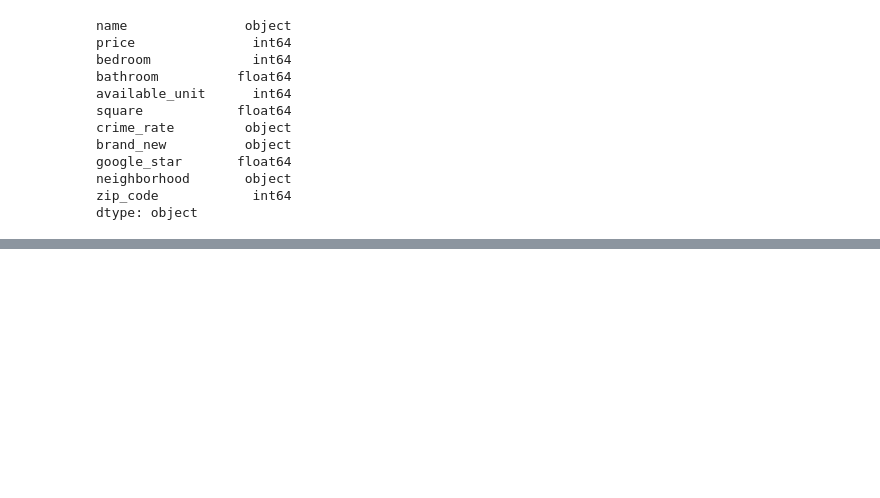
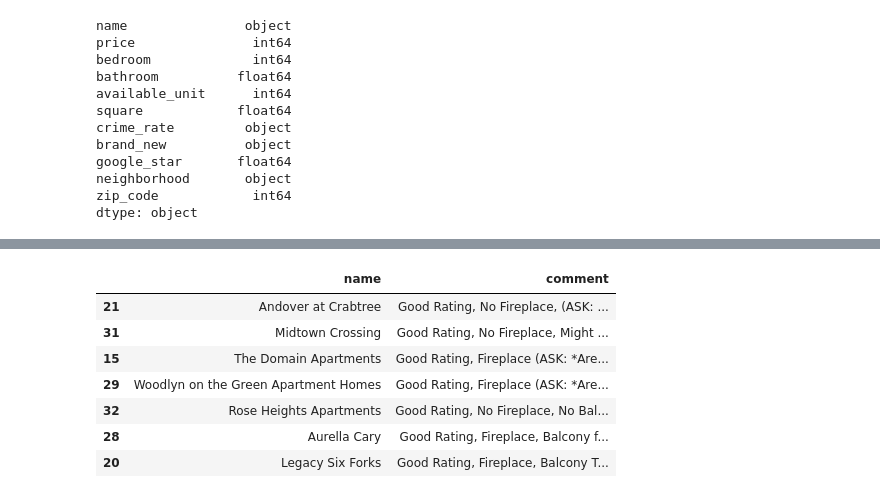
Before and after one commit to frkrbltn/choose-apartments-raleigh, a Jupyter notebook: apartments.ipynb, the cells around one changed output, grey strips where cells are left out. Cells and saved outputs as stored; diff of their text form; code cells hidden in the pictures; blank space fills up the shorter version.

```diff
--- a/apartments.ipynb
+++ b/apartments.ipynb
@@ -480,0 +480,12 @@ choosen.to_csv('choosen.csv', index=False)
+# %%
+call = choosen[['name', 'comment']]
+call
+# %% [output]
+|  | name | comment |
+| 21 | Andover at Crabtree | Good Rating, No Fireplace, (ASK: ... |
+| 31 | Midtown Crossing | Good Rating, No Fireplace, Might ... |
+| 15 | The Domain Apartments | Good Rating, Fireplace (ASK: *Are... |
+| 29 | Woodlyn on the Green Apartment Homes | Good Rating, Fireplace (ASK: *Are... |
+| 32 | Rose Heights Apartments | Good Rating, No Fireplace, No Bal... |
+| 28 | Aurella Cary | Good Rating, Fireplace, Balcony f... |
+| 20 | Legacy Six Forks | Good Rating, Fireplace, Balcony T... |
```
Also changed, not shown: parts of 4 cells of this notebook, 4 other files.
